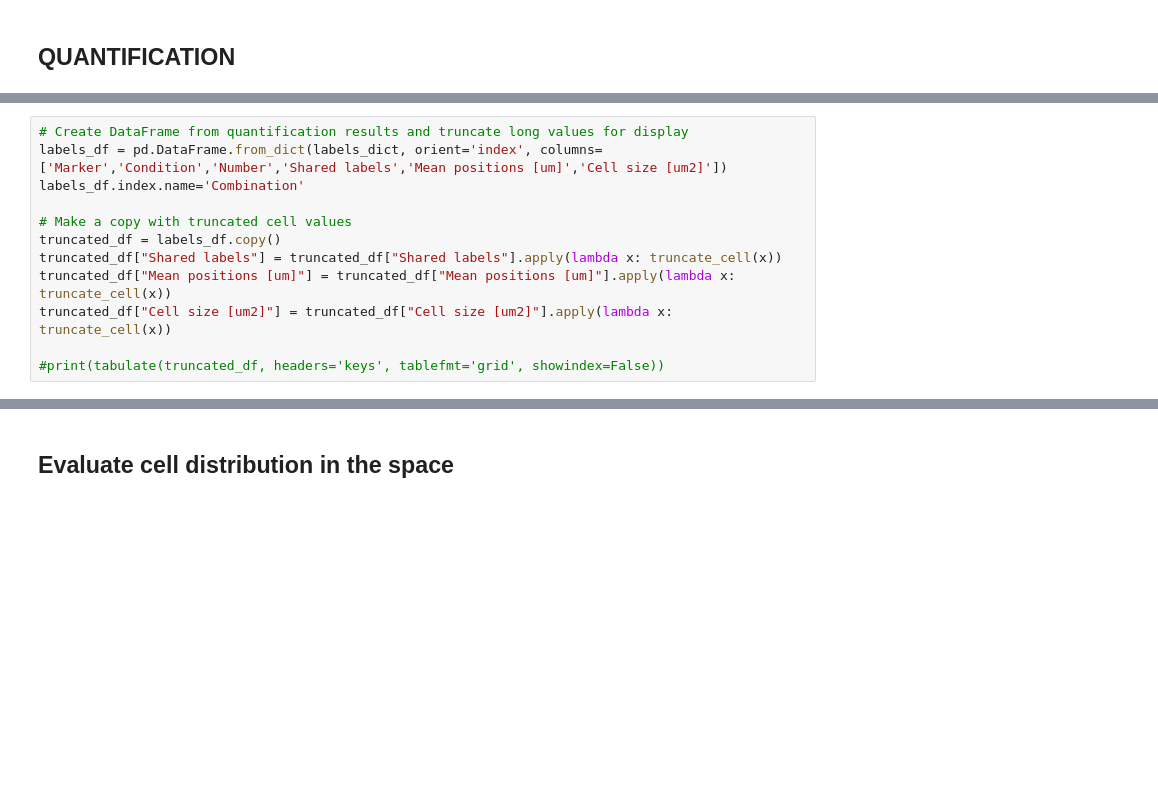
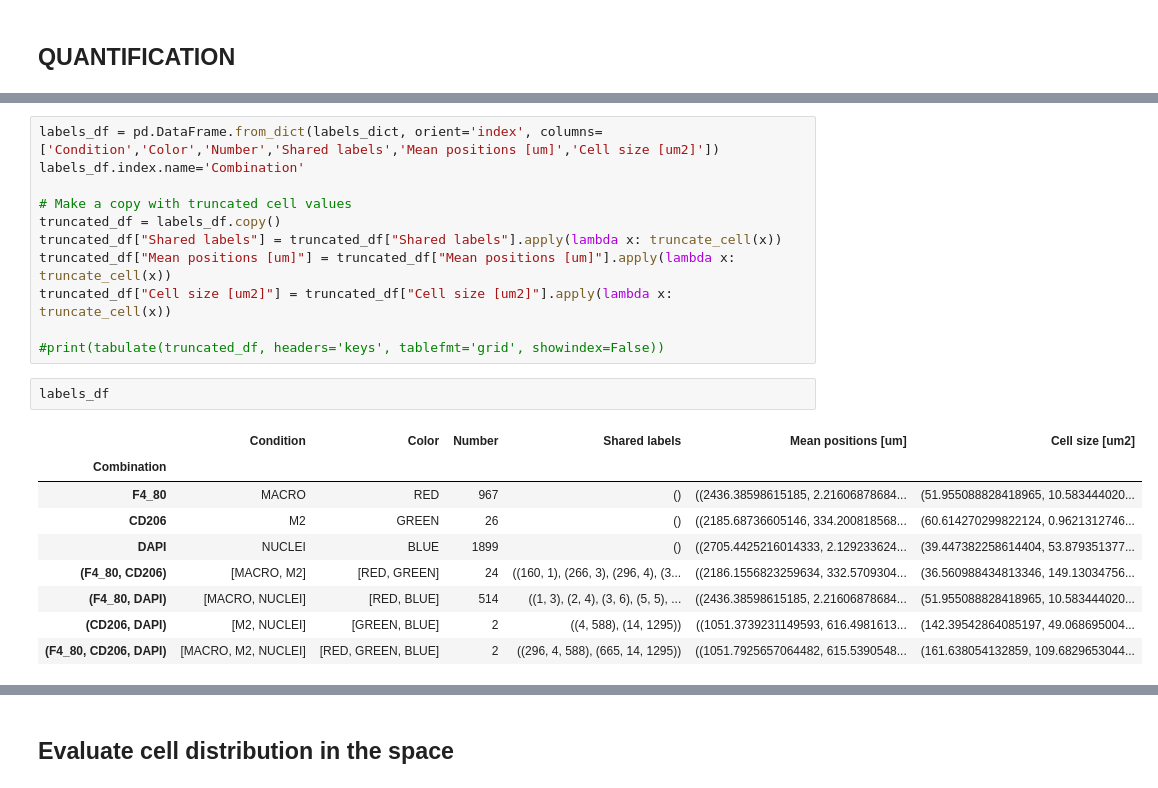
Before and after one commit to edoborgiani/napari_env-2D_fluo_segmentation, a Jupyter notebook: Fluo_2D_image_processor.ipynb, the cells around one changed output, grey strips where cells are left out. Drawn from its saved outputs; the diff is of its cells as text; blank space fills up the shorter version.

```diff
--- a/Fluo_2D_image_processor.ipynb
+++ b/Fluo_2D_image_processor.ipynb
@@ -442,6 +408,5 @@ for iter in all_combinations:
 # %%
-# Create DataFrame from quantification results and truncate long values for display
-labels_df = pd.DataFrame.from_dict(labels_dict, orient='index', columns=['Marker','Condition','Number','Shared labels','Mean positions [um]','Cell size [um2]'])
+labels_df = pd.DataFrame.from_dict(labels_dict, orient='index', columns=['Condition','Color','Number','Shared labels','Mean positions [um]','Cell size [um2]'])
 labels_df.index.name='Combination'
 
 # Make a copy with truncated cell values
@@ -451,4 +416,16 @@ truncated_df["Mean positions [um]"] = truncated_df["Mean positions [um]"].apply(
 truncated_df["Cell size [um2]"] = truncated_df["Cell size [um2]"].apply(lambda x: truncate_cell(x))
 
 #print(tabulate(truncated_df, headers='keys', tablefmt='grid', showindex=False))
+# %%
+labels_df
+# %% [output]
+|  | Condition | Color | Number | Shared labels | Mean positions [um] | Cell size [um2] |
+| Combination |  |  |  |  |  |  |
+| F4_80 | MACRO | RED | 967 | () | ((2436.38598615185, 2.21606878684... | (51.955088828418965, 10.583444020... |
+| CD206 | M2 | GREEN | 26 | () | ((2185.68736605146, 334.200818568... | (60.614270299822124, 0.9621312746... |
+| DAPI | NUCLEI | BLUE | 1899 | () | ((2705.4425216014333, 2.129233624... | (39.447382258614404, 53.879351377... |
+| (F4_80, CD206) | [MACRO, M2] | [RED, GREEN] | 24 | ((160, 1), (266, 3), (296, 4), (3... | ((2186.1556823259634, 332.5709304... | (36.560988434813346, 149.13034756... |
+| (F4_80, DAPI) | [MACRO, NUCLEI] | [RED, BLUE] | 514 | ((1, 3), (2, 4), (3, 6), (5, 5), ... | ((2436.38598615185, 2.21606878684... | (51.955088828418965, 10.583444020... |
+| (CD206, DAPI) | [M2, NUCLEI] | [GREEN, BLUE] | 2 | ((4, 588), (14, 1295)) | ((1051.3739231149593, 616.4981613... | (142.39542864085197, 49.068695004... |
+| (F4_80, CD206, DAPI) | [MACRO, M2, NUCLEI] | [RED, GREEN, BLUE] | 2 | ((296, 4, 588), (665, 14, 1295)) | ((1051.7925657064482, 615.5390548... | (161.638054132859, 109.6829653044... |
 # %%
```
Also changed, not shown: parts of 26 cells of this notebook.
